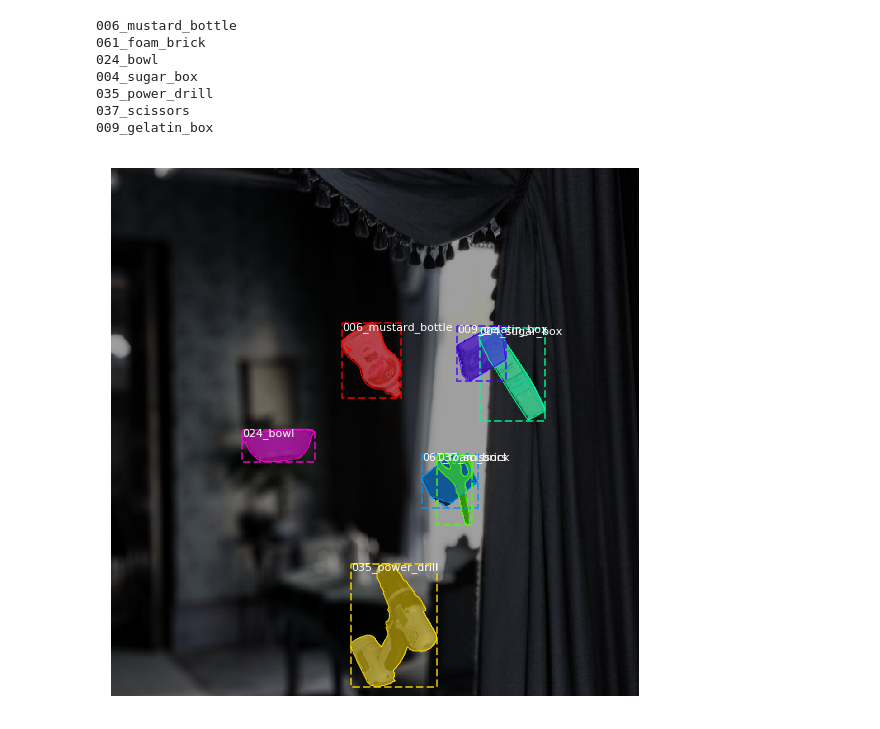
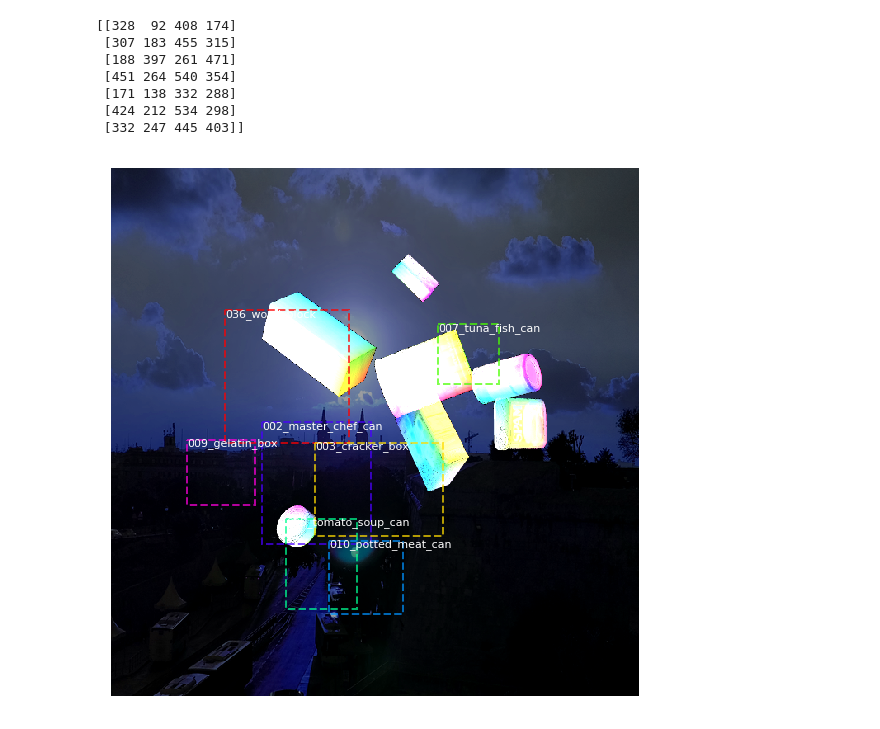
Before and after one commit to CosmosHua/Pose_Estimation, a Jupyter notebook: samples/ycbv/inspect_inference.ipynb, the cells around one changed output. Drawn from its saved outputs; the diff is of its cells as text; code cells hidden in the pictures.

Commit message:
Change extract boxes to load from RGB masks

```diff
--- a/samples/ycbv/inspect_inference.ipynb
+++ b/samples/ycbv/inspect_inference.ipynb
@@ -15,31 +15,32 @@ with open(gt_path, 'r') as f:
 # %%
 class_names = ['background', '002_master_chef_can', '003_cracker_box',
                '004_sugar_box', '005_tomato_soup_can', '006_mustard_bottle',
                '007_tuna_fish_can', '008_pudding_box', '009_gelatin_box',
                '010_potted_meat_can', '011_banana', '019_pitcher_base',
                '021_bleach_cleanser', '024_bowl',
                '025_mug', '035_power_drill',
                '036_wood_block', '037_scissors',
                '040_large_marker', '051_large_clamp',
                '052_extra_large_clamp', '061_foam_brick']
 
 img_path = '/home/incendio/Desktop/ycbv_results/original_image.png'
 img = cv2.imread(img_path)
 image = cv2.cvtColor(img, cv2.COLOR_BGR2RGB)
 gt = gt_results
 gt_box = np.array(gt['rois'])
 gt_class_id = np.array(gt['class_ids'])
-gt_mask = np.array(gt['masks'])
-visualize.display_instances(image, gt_box, gt_mask, gt_class_id, class_names, figsize=(10, 10))
+gt_mask = np.array(gt['masks']).astype(np.uint8)
+print(gt_box)
+visualize.display_rgb_instances(image, gt_box, gt_mask, gt_class_id, class_names, figsize=(10, 10))
 # %% [output]
-006_mustard_bottle
-061_foam_brick
-024_bowl
-004_sugar_box
-035_power_drill
-037_scissors
-009_gelatin_box
+[[328  92 408 174]
+ [307 183 455 315]
+ [188 397 261 471]
+ [451 264 540 354]
+ [171 138 332 288]
+ [424 212 534 298]
+ [332 247 445 403]]
-[figure, old version]
+[figure, new version]
 # %%
 r = results
 rois = np.array(r['rois'])
```
Also changed, not shown: parts of 1 cell of this notebook, 4 other files.
